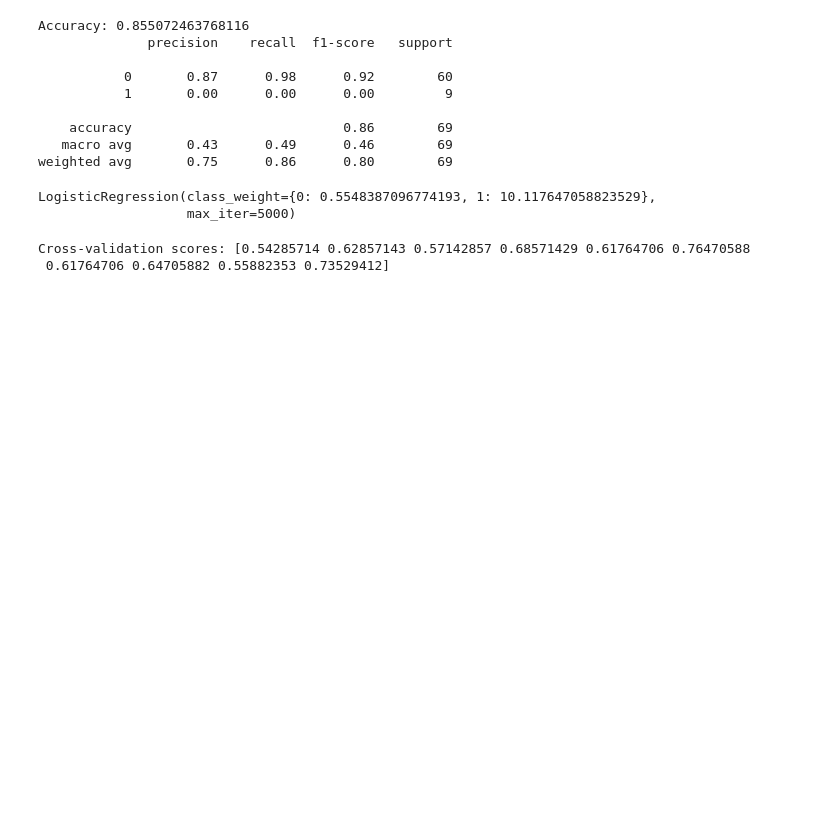
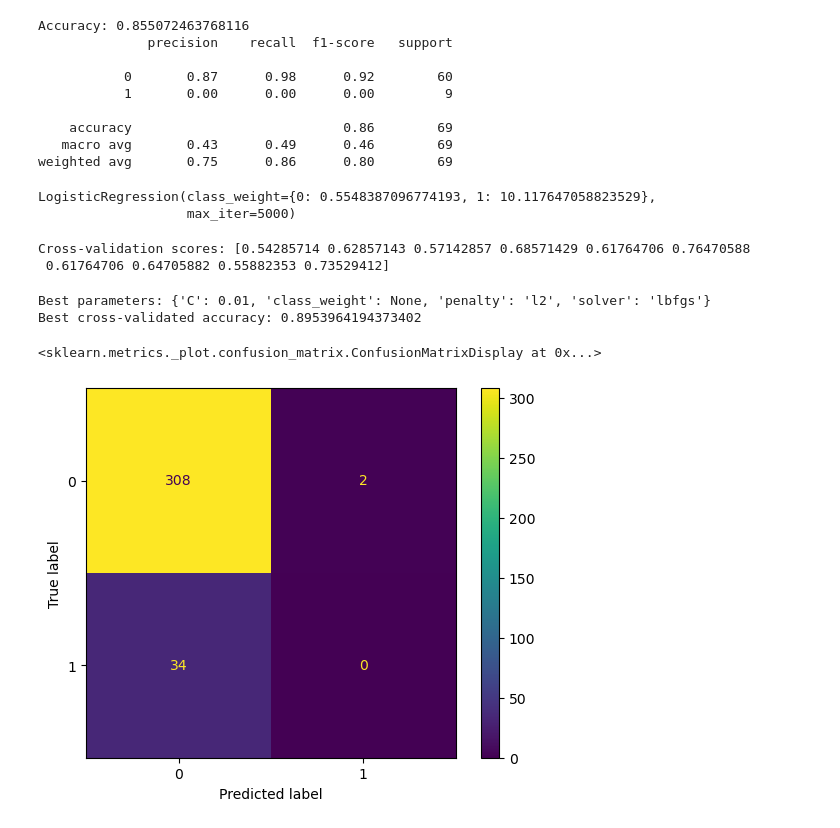
Before and after one commit to DeMeyerRobin/IndustryProject-BariatricSurgeryG1, a Jupyter notebook: first_analytics.ipynb, the cells around one changed output. Saved outputs shown, nothing was run; the diff lists cells and outputs as text; code cells hidden in the pictures; blank space fills up the shorter version.

Commit message:
grid_search

```diff
--- a/first_analytics.ipynb
+++ b/first_analytics.ipynb
@@ -166,3 +166,51 @@ print("Cross-validation scores:", cv_scores)
 # %% [output]
 Cross-validation scores: [0.54285714 0.62857143 0.57142857 0.68571429 0.61764706 0.76470588
  0.61764706 0.64705882 0.55882353 0.73529412]
+# %%
+from sklearn.model_selection import GridSearchCV
+
+# Define parameter grid for logistic regression
+param_grid = {
+    'C': [0.01, 0.1, 1, 10, 100],
+    'penalty': ['l2', ],
+    'solver': ['lbfgs', 'saga'],
+    'class_weight': [weights_dict, None]
+}
+
+# Initialize logistic regression (do not set class_weight here)
+logreg_gs = LogisticRegression(max_iter=5000)
+
+# Set up GridSearchCV
+grid_search = GridSearchCV(
+    estimator=logreg_gs,
+    param_grid=param_grid,
+    scoring='accuracy',
+    cv=5,
+    n_jobs=-1
+)
+
+# Fit grid search
+grid_search.fit(core_X_data, core_Y_data.values.ravel())
+
+# Show best parameters and score
+print("Best parameters:", grid_search.best_params_)
+print("Best cross-validated accuracy:", grid_search.best_score_)
+# %% [output]
+Best parameters: {'C': 0.01, 'class_weight': None, 'penalty': 'l2', 'solver': 'lbfgs'}
+Best cross-validated accuracy: 0.8953964194373402
+# %%
+from sklearn.model_selection import cross_val_predict
+from sklearn.metrics import confusion_matrix, ConfusionMatrixDisplay
+
+# Get cross-validated predictions
+y_pred_cv = cross_val_predict(grid_search, core_X_data, core_Y_data.values.ravel(), cv=10)
+
+# Compute confusion matrix
+cm_cv = confusion_matrix(core_Y_data.values.ravel(), y_pred_cv)
+
+# Display confusion matrix
+disp_cv = ConfusionMatrixDisplay(confusion_matrix=cm_cv)
+disp_cv.plot()
+# %% [output]
+<sklearn.metrics._plot.confusion_matrix.ConfusionMatrixDisplay at 0x...>
+[figure, added]
```
